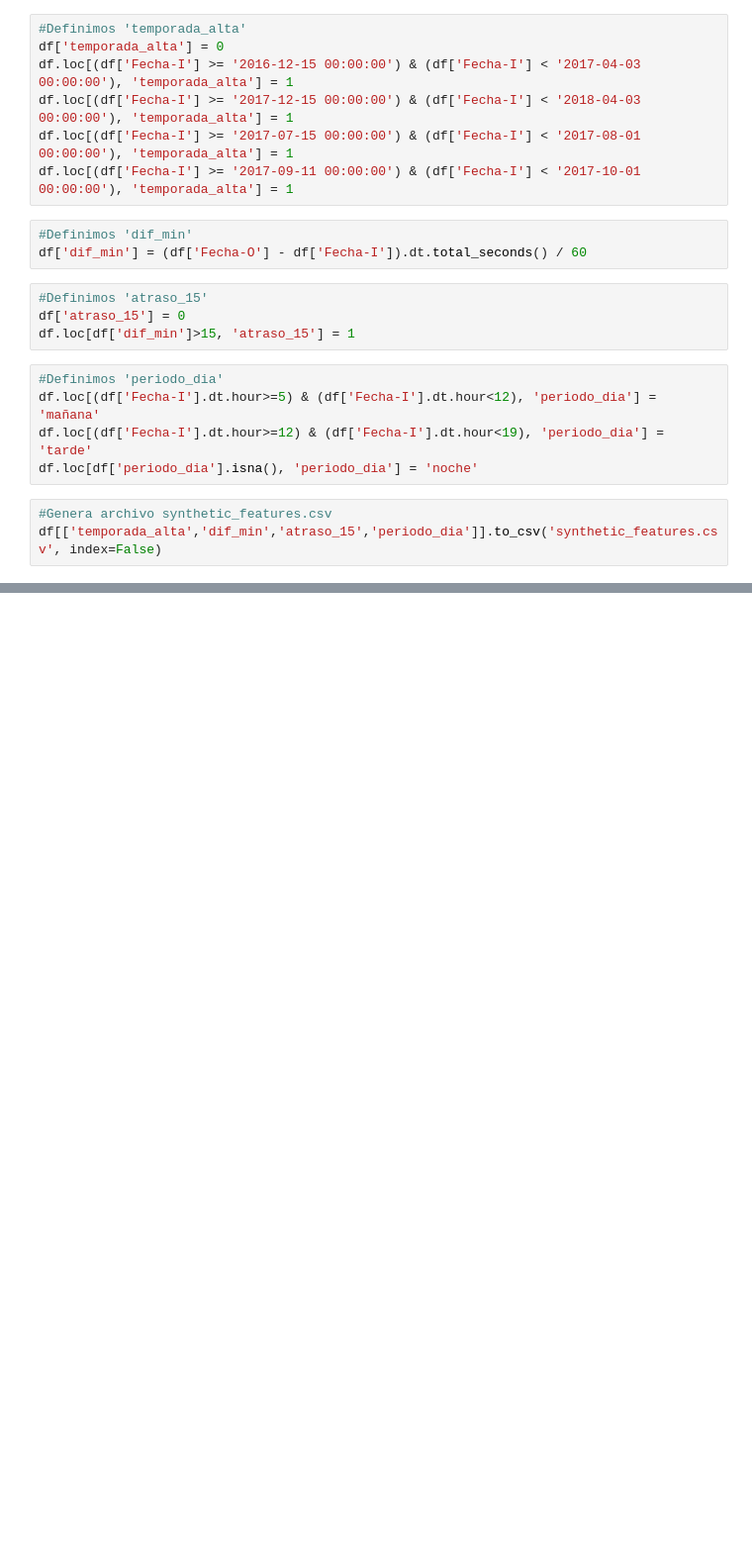
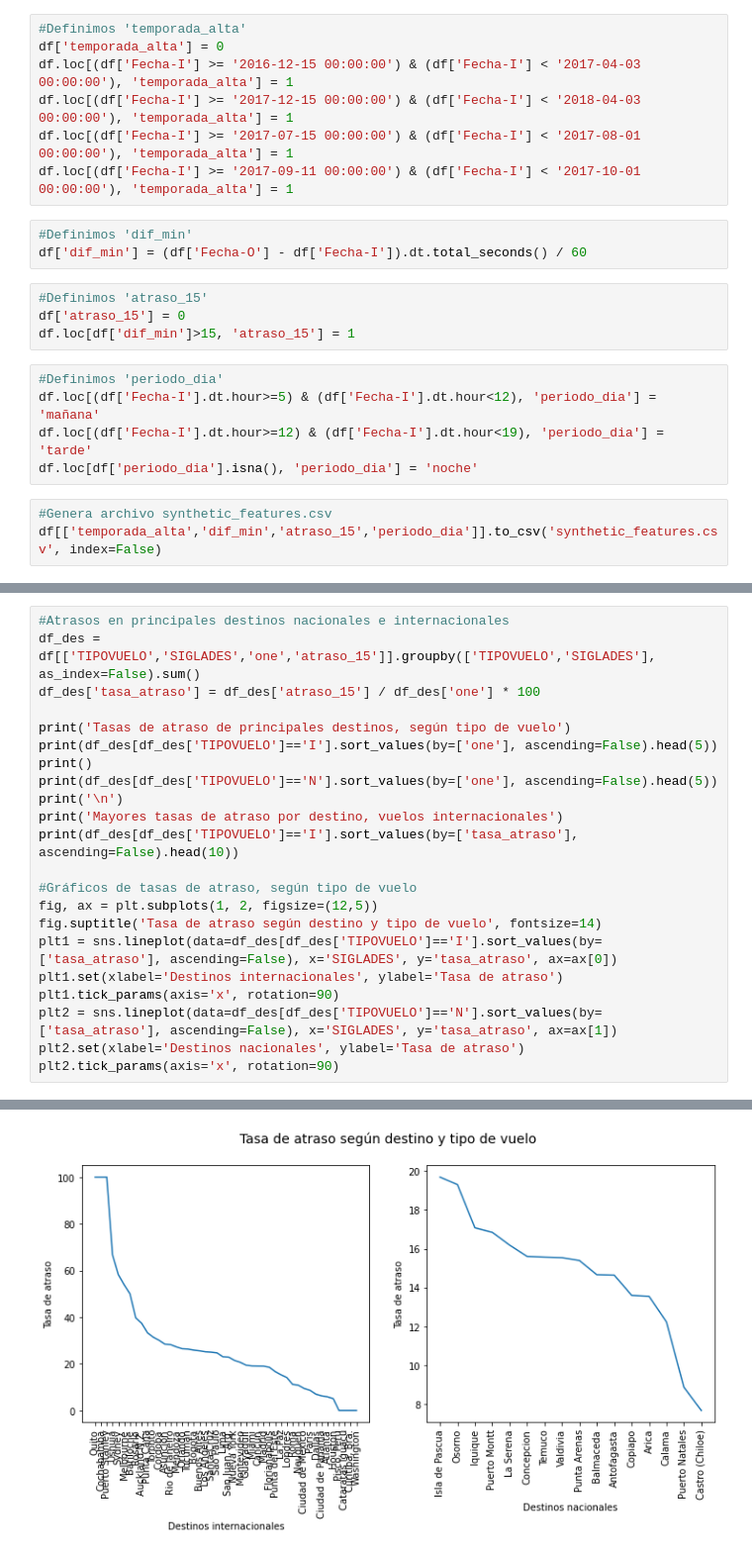
Before and after one commit to oscarjquintana/ChallengeLATAM, a Jupyter notebook: solution.ipynb, the cells around one changed output, grey strips where cells are left out. Shown at 99% size. Drawn from its saved outputs; the diff is of its cells as text; blank space fills up the shorter version.

```diff
--- a/solution.ipynb
+++ b/solution.ipynb
@@ -140,0 +160,23 @@ df[['temporada_alta','dif_min','atraso_15','periodo_dia']].to_csv('synthetic_fea
+# %%
+#Atrasos en principales destinos nacionales e internacionales
+df_des = df[['TIPOVUELO','SIGLADES','one','atraso_15']].groupby(['TIPOVUELO','SIGLADES'], as_index=False).sum()
+df_des['tasa_atraso'] = df_des['atraso_15'] / df_des['one'] * 100
+
+print('Tasas de atraso de principales destinos, según tipo de vuelo')
+print(df_des[df_des['TIPOVUELO']=='I'].sort_values(by=['one'], ascending=False).head(5))
+print()
+print(df_des[df_des['TIPOVUELO']=='N'].sort_values(by=['one'], ascending=False).head(5))
+print('\n')
+print('Mayores tasas de atraso por destino, vuelos internacionales')
+print(df_des[df_des['TIPOVUELO']=='I'].sort_values(by=['tasa_atraso'], ascending=False).head(10))
+
+#Gráficos de tasas de atraso, según tipo de vuelo
+fig, ax = plt.subplots(1, 2, figsize=(12,5))
+fig.suptitle('Tasa de atraso según destino y tipo de vuelo', fontsize=14)
+plt1 = sns.lineplot(data=df_des[df_des['TIPOVUELO']=='I'].sort_values(by=['tasa_atraso'], ascending=False), x='SIGLADES', y='tasa_atraso', ax=ax[0])
+plt1.set(xlabel='Destinos internacionales', ylabel='Tasa de atraso')
+plt1.tick_params(axis='x', rotation=90)
+plt2 = sns.lineplot(data=df_des[df_des['TIPOVUELO']=='N'].sort_values(by=['tasa_atraso'], ascending=False), x='SIGLADES', y='tasa_atraso', ax=ax[1])
+plt2.set(xlabel='Destinos nacionales', ylabel='Tasa de atraso')
+plt2.tick_params(axis='x', rotation=90)
+# %% [output]
@@ -140,0 +200 @@ df[['temporada_alta','dif_min','atraso_15','periodo_dia']].to_csv('synthetic_fea
+[figure, added]
```
Also changed, not shown: parts of 16 cells of this notebook.
